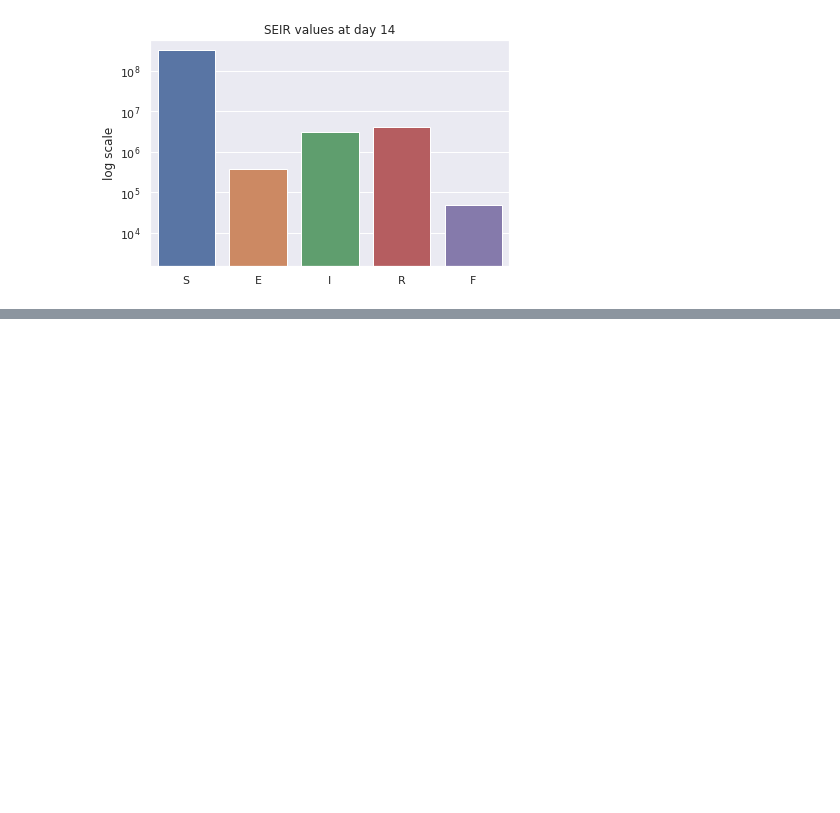
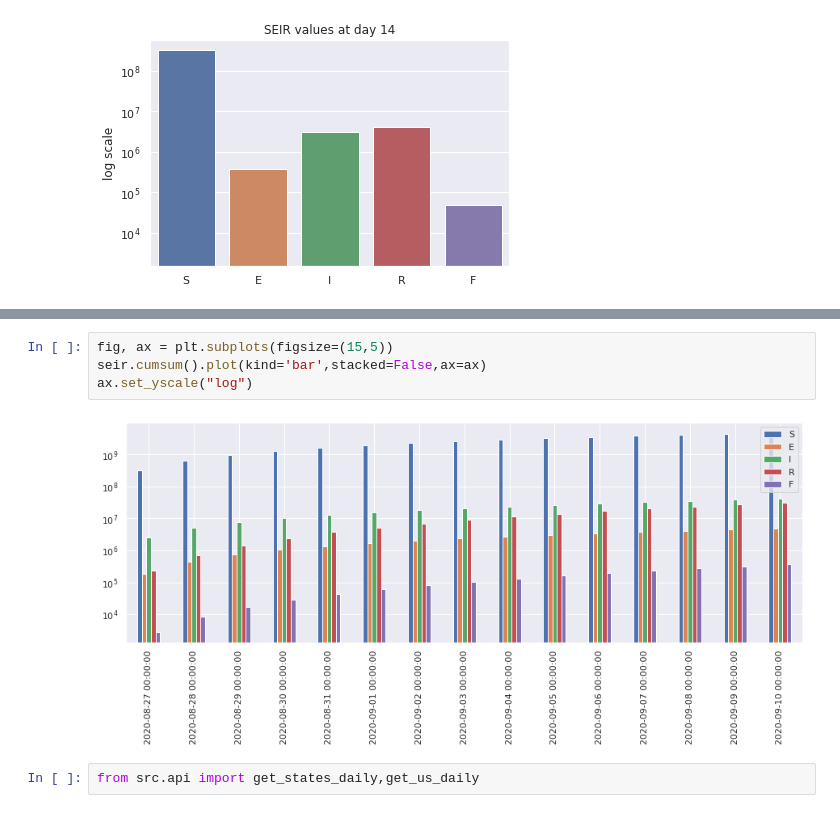
Before and after one commit to MGijon/BuildwithAI_Predictive_Algorithm, a Jupyter notebook: Data_exploration/plot design.ipynb, the cells around one changed output, grey strips where cells are left out. Saved outputs shown, nothing was run; the diff lists cells and outputs as text; blank space fills up the shorter version.

```diff
--- a/Data_exploration/plot design.ipynb
+++ b/Data_exploration/plot design.ipynb
@@ -176,0 +199,8 @@ anim.save('../results/seir.gif', dpi=80, writer='imagemagick')
+# %%
+fig, ax = plt.subplots(figsize=(15,5))
+seir.cumsum().plot(kind='bar',stacked=False,ax=ax)
+ax.set_yscale("log")
+# %% [output]
+[figure, added]
+# %%
+from src.api import get_states_daily,get_us_daily
```
Also changed, not shown: parts of 15 cells of this notebook.
